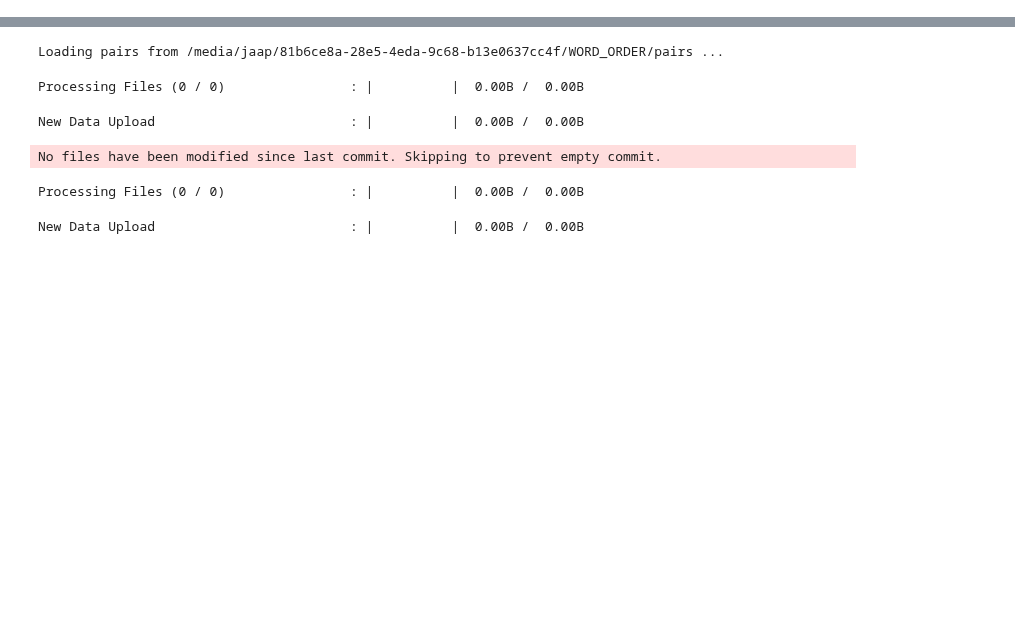
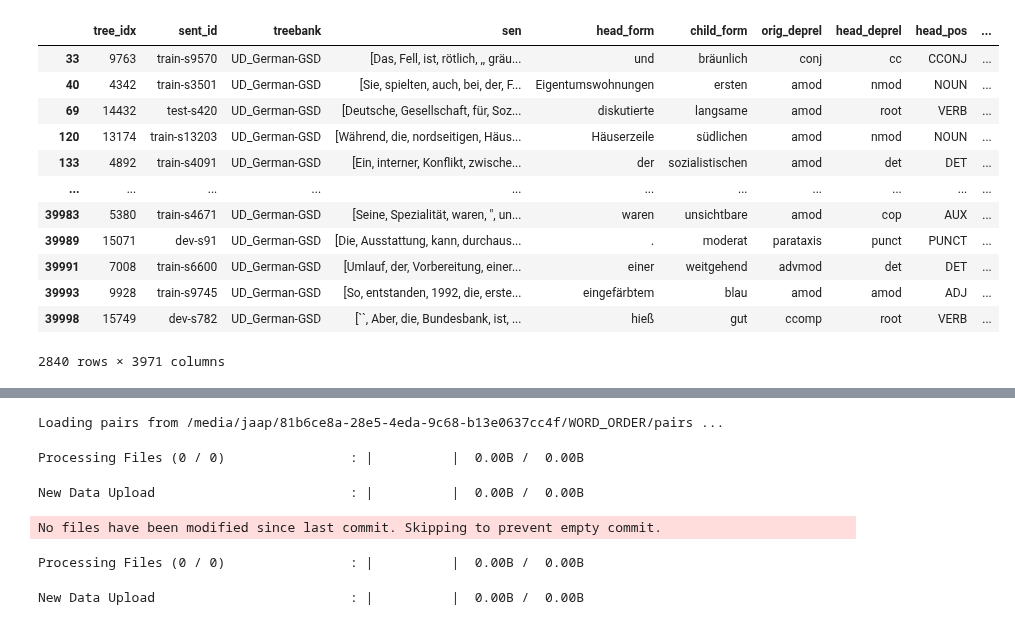
Before and after one commit to jumelet/multiblimp, a Jupyter notebook: notebooks/word_order_DT.ipynb, the cells around one changed output, grey strips where cells are left out. Cells and saved outputs as stored; diff of their text form; code cells hidden in the pictures; blank space fills up the shorter version.

```diff
--- a/notebooks/word_order_DT.ipynb
+++ b/notebooks/word_order_DT.ipynb
@@ -156,0 +197,42 @@ Found unknown categories in columns [1, 20] during transform. These unknown cate
+# %%
+%load_ext autoreload
+%autoreload 2
+
+import sys
+sys.path.append("../src")
+
+from word_order.process_treebank import load_treebank
+from word_order.validate_swap_directly import fit_joint_classifier
+from word_order.utils import MAX_TREEBANK_LEN
+
+resource_dir = "/media/jaap/81b6ce8a-28e5-4eda-9c68-b13e0637cc4f/WORD_ORDER/resources"
+full_df_dir = "/media/jaap/81b6ce8a-28e5-4eda-9c68-b13e0637cc4f/WORD_ORDER/full_df"
+
+lang = "English"
+
+# treebank = load_treebank(lang, resource_dir, max_treebank_len=MAX_TREEBANK_LEN)
+
+# combined_df = create_word_order_df(treebank=treebank, drop_singleton_columns=True, save_to=full_df_dir, lang=lang)
+
+# head_df, child_df = split_node_dfs(combined_df)
+
+# all_feats, _, all_deprel, all_pos = get_all_feats(treebank)
+
+# classifiers = fit_reattachment_classifiers(
+#     head_df, child_df, all_feats, all_deprel, all_pos, verbose=True, viz_dir="../word_order/validation_trees"
+# )
+
+n_samples = 20_000
+
+joint_classifier, df = fit_joint_classifier(
+    treebank,
+    n_samples,
+    "gradient_boosting",
+    # train_df=df[df.child_pos=="NOUN"],
+    verbose = True,
+    viz_dir="../word_order/attachment_trees",
+    max_depth=25,
+    min_impurity_decrease=0.001,
+    min_samples_leaf=25,
+    sample_from_same_head=False,
+)
@@ -156,0 +259,16 @@ Found unknown categories in columns [1, 20] during transform. These unknown cate
+# %%
+df#[df.child_pos=="ADJ"]
+# %% [output]
+|  | tree_idx | sent_id | treebank | sen | head_form | child_form | orig_deprel | head_deprel | head_pos | ... |
+| 33 | 9763 | train-s9570 | UD_German-GSD | [Das, Fell, ist, rötlich, ,, gräu... | und | bräunlich | conj | cc | CCONJ | ... |
+| 40 | 4342 | train-s3501 | UD_German-GSD | [Sie, spielten, auch, bei, der, F... | Eigentumswohnungen | ersten | amod | nmod | NOUN | ... |
+| 69 | 14432 | test-s420 | UD_German-GSD | [Deutsche, Gesellschaft, für, Soz... | diskutierte | langsame | amod | root | VERB | ... |
+| 120 | 13174 | train-s13203 | UD_German-GSD | [Während, die, nordseitigen, Häus... | Häuserzeile | südlichen | amod | nmod | NOUN | ... |
+| 133 | 4892 | train-s4091 | UD_German-GSD | [Ein, interner, Konflikt, zwische... | der | sozialistischen | amod | det | DET | ... |
+| ... | ... | ... | ... | ... | ... | ... | ... | ... | ... | ... |
+| 39983 | 5380 | train-s4671 | UD_German-GSD | [Seine, Spezialität, waren, ", un... | waren | unsichtbare | amod | cop | AUX | ... |
+| 39989 | 15071 | dev-s91 | UD_German-GSD | [Die, Ausstattung, kann, durchaus... | . | moderat | parataxis | punct | PUNCT | ... |
+| 39991 | 7008 | train-s6600 | UD_German-GSD | [Umlauf, der, Vorbereitung, einer... | einer | weitgehend | advmod | det | DET | ... |
+| 39993 | 9928 | train-s9745 | UD_German-GSD | [So, entstanden, 1992, die, erste... | eingefärbtem | blau | amod | amod | ADJ | ... |
+| 39998 | 15749 | dev-s782 | UD_German-GSD | [``, Aber, die, Bundesbank, ist, ... | hieß | gut | ccomp | root | VERB | ... |
+2840 rows × 3971 columns
```
Also changed, not shown: parts of 31 cells of this notebook, 22 other files.
